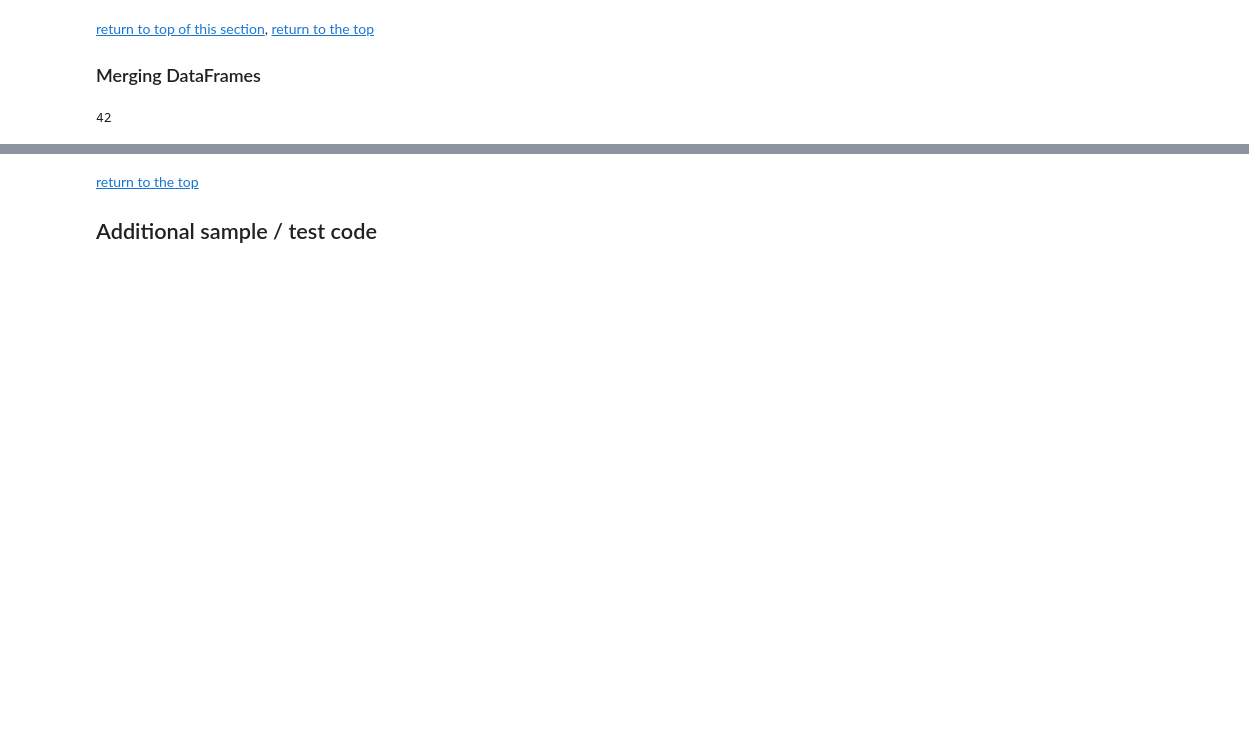
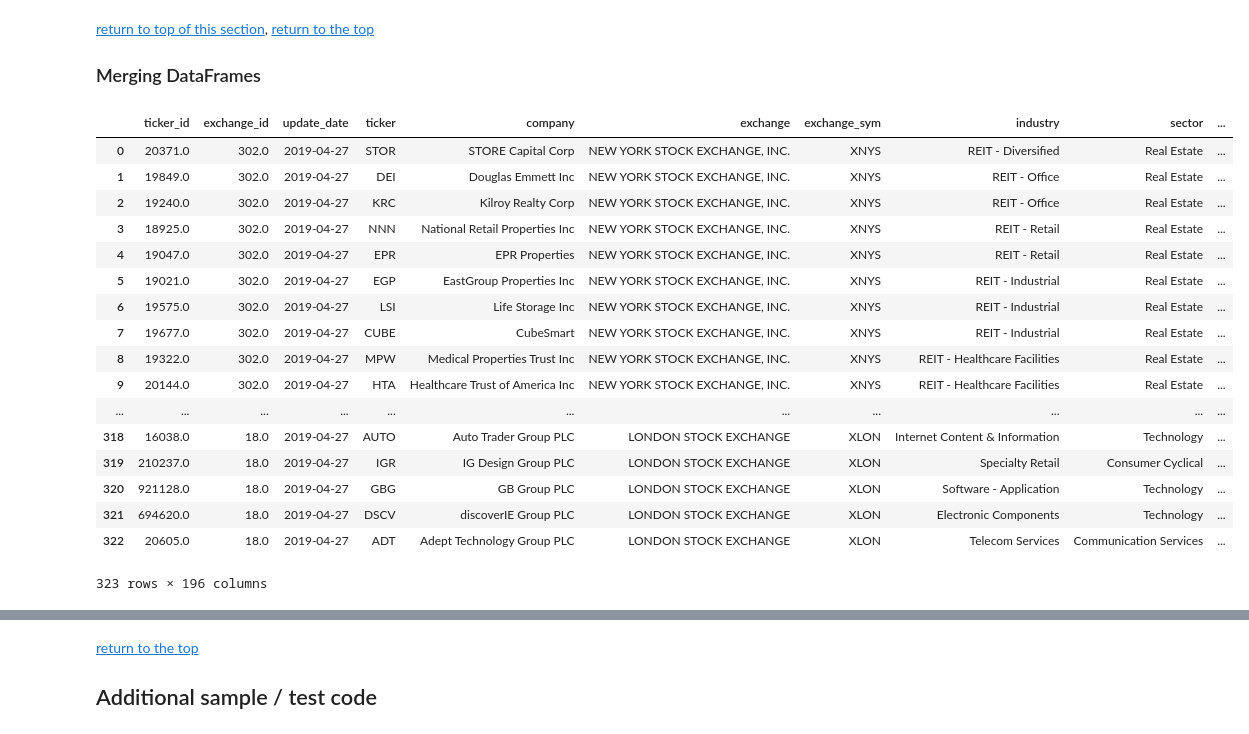
Before and after one commit to caiobran/mstables, a Jupyter notebook: data_overview.ipynb, the cells around one changed output, grey strips where cells are left out. Cells and saved outputs as stored; diff of their text form; code cells hidden in the pictures; blank space fills up the shorter version.

```diff
--- a/data_overview.ipynb
+++ b/data_overview.ipynb
@@ -1424,16 +1358,17 @@ Total of 6,036 records meet this criterium.
 # %%
 iid = 'i2'
 field = 'OpeInc'
-label = 'CAGR_{}_7yr'.format(field)
+label = 'CAGR_{}'.format(field)
 
-cols = [col for col in df_keyratios.columns if iid in col or col.startswith('Y')]
+cols = ['ticker_id', 'exchange_id'] + [col for col in df_keyratios.columns if iid in col or col.startswith('Y')]
 
 df_rule0_OpeInc = (df_keyratios.where(df_keyratios['Y9'] > pd.to_datetime('2018-02-01')).dropna(axis=0, how='all'))
+
 df_rule0_OpeInc[label] = 100 * (
-    (df_rule0_OpeInc['{}_Y9'.format(iid)] / df_rule0_OpeInc['{}_Y2'.format(iid)])**(1/7) - 1)
+    (df_rule0_OpeInc['{}_Y9'.format(iid)] / df_rule0_OpeInc['{}_Y4'.format(iid)]) ** (1/5) - 1)
 
-df_rule0_OpeInc = (df_rule0_OpeInc.where(df_rule0_OpeInc[label] > 7).dropna(axis=0, how='all')
-                .sort_values(by=label, ascending=False))
+df_rule0_OpeInc = (df_rule0_OpeInc.where(df_rule0_OpeInc[label] >= 7).dropna(axis=0, how='all')
+                .sort_values(by=label, ascending=False))[cols]
 
 print('Total of {:,.0f} records meet this criterium.'.format(len(df_rule0_OpeInc)))
 # %% [output]
@@ -2086,13 +2040,29 @@ main_cols = ['country_c3', 'exchange_sym', 'ticker', 'company',
 df_rules = (df_master[df_master['security_type'] == 'Stock']
             .merge(df_rule0_Rev, on=['ticker_id', 'exchange_id'])
             .merge(df_rule0_OpeInc, on=['ticker_id', 'exchange_id'])
-            .merge(df_rule0_FreeCF, on=['ticker_id', 'exchange_id'])
-            .merge(df_rule1_7, on=['ticker_id', 'exchange_id']) # No earnings deficit
-            .merge(df_rule2, on=['ticker_id', 'exchange_id']) # Increasing dividends
-            .merge(df_rule3, on=['ticker_id', 'exchange_id'])
+            .merge(df_rule0_OpeCF, on=['ticker_id', 'exchange_id'])
+            .merge(df_rule1_5, on=['ticker_id', 'exchange_id'])
+            .merge(df_rule2, on=['ticker_id', 'exchange_id'])
             .merge(df_vals, on=['ticker_id', 'exchange_id'])
            )
-
-len(df_rules)
-# %% [output]
-42
+# %%
+df_rules
+# %% [output]
+|  | ticker_id | exchange_id | update_date | ticker | company | exchange | exchange_sym | industry | sector | ... |
+| 0 | 20371.0 | 302.0 | 2019-04-27 | STOR | STORE Capital Corp | NEW YORK STOCK EXCHANGE, INC. | XNYS | REIT - Diversified | Real Estate | ... |
+| 1 | 19849.0 | 302.0 | 2019-04-27 | DEI | Douglas Emmett Inc | NEW YORK STOCK EXCHANGE, INC. | XNYS | REIT - Office | Real Estate | ... |
+| 2 | 19240.0 | 302.0 | 2019-04-27 | KRC | Kilroy Realty Corp | NEW YORK STOCK EXCHANGE, INC. | XNYS | REIT - Office | Real Estate | ... |
+| 3 | 18925.0 | 302.0 | 2019-04-27 | NNN | National Retail Properties Inc | NEW YORK STOCK EXCHANGE, INC. | XNYS | REIT - Retail | Real Estate | ... |
+| 4 | 19047.0 | 302.0 | 2019-04-27 | EPR | EPR Properties | NEW YORK STOCK EXCHANGE, INC. | XNYS | REIT - Retail | Real Estate | ... |
+| 5 | 19021.0 | 302.0 | 2019-04-27 | EGP | EastGroup Properties Inc | NEW YORK STOCK EXCHANGE, INC. | XNYS | REIT - Industrial | Real Estate | ... |
+| 6 | 19575.0 | 302.0 | 2019-04-27 | LSI | Life Storage Inc | NEW YORK STOCK EXCHANGE, INC. | XNYS | REIT - Industrial | Real Estate | ... |
+| 7 | 19677.0 | 302.0 | 2019-04-27 | CUBE | CubeSmart | NEW YORK STOCK EXCHANGE, INC. | XNYS | REIT - Industrial | Real Estate | ... |
+| 8 | 19322.0 | 302.0 | 2019-04-27 | MPW | Medical Properties Trust Inc | NEW YORK STOCK EXCHANGE, INC. | XNYS | REIT - Healthcare Facilities | Real Estate | ... |
+| 9 | 20144.0 | 302.0 | 2019-04-27 | HTA | Healthcare Trust of America Inc | NEW YORK STOCK EXCHANGE, INC. | XNYS | REIT - Healthcare Facilities | Real Estate | ... |
+| ... | ... | ... | ... | ... | ... | ... | ... | ... | ... | ... |
+| 318 | 16038.0 | 18.0 | 2019-04-27 | AUTO | Auto Trader Group PLC | LONDON STOCK EXCHANGE | XLON | Internet Content & Information | Technology | ... |
+| 319 | 210237.0 | 18.0 | 2019-04-27 | IGR | IG Design Group PLC | LONDON STOCK EXCHANGE | XLON | Specialty Retail | Consumer Cyclical | ... |
+| 320 | 921128.0 | 18.0 | 2019-04-27 | GBG | GB Group PLC | LONDON STOCK EXCHANGE | XLON | Software - Application | Technology | ... |
+| 321 | 694620.0 | 18.0 | 2019-04-27 | DSCV | discoverIE Group PLC | LONDON STOCK EXCHANGE | XLON | Electronic Components | Technology | ... |
+| 322 | 20605.0 | 18.0 | 2019-04-27 | ADT | Adept Technology Group PLC | LONDON STOCK EXCHANGE | XLON | Telecom Services | Communication Services | ... |
+323 rows × 196 columns
```
Also changed, not shown: parts of 57 cells of this notebook, 3 other files.
